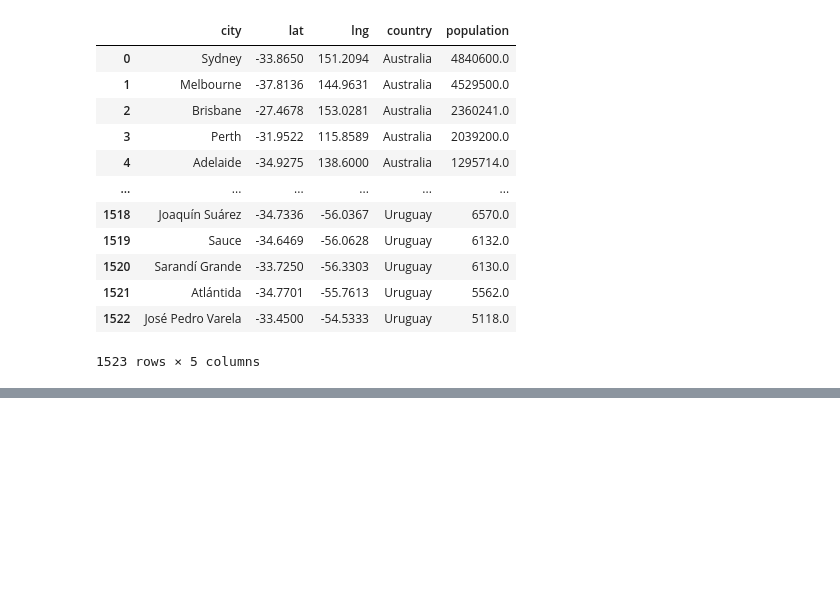
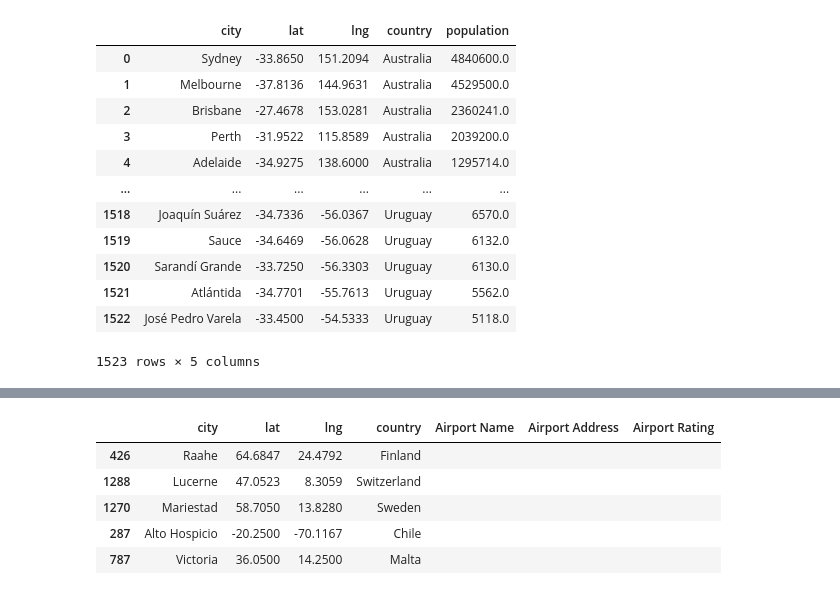
Before and after one commit to zwcrowley/Project_2_ETL_KPflugi_ZCrowley, a Jupyter notebook: zack_api_etl_proj2.ipynb, the cells around one changed output, grey strips where cells are left out. Cells and saved outputs as stored; diff of their text form; code cells hidden in the pictures; blank space fills up the shorter version.

Commit message:
practice API call complete

```diff
--- a/zack_api_etl_proj2.ipynb
+++ b/zack_api_etl_proj2.ipynb
@@ -147,0 +160,17 @@ top_cities_data_df
+# %%
+# To practice API call only use 5 cities from the tourist_data_df:
+# pract_tourist_data_df = tourist_data_df.sample(n = 5)
+# pract_tourist_data_df
+
+# Add the cols that we want to get from the API call:
+pract_tourist_data_df["Airport Name"] = ""
+pract_tourist_data_df["Airport Address"] = ""
+pract_tourist_data_df["Airport Rating"] = ""
+pract_tourist_data_df
+# %% [output]
+|  | city | lat | lng | country | Airport Name | Airport Address | Airport Rating |
+| 426 | Raahe | 64.6847 | 24.4792 | Finland |  |  |  |
+| 1288 | Lucerne | 47.0523 | 8.3059 | Switzerland |  |  |  |
+| 1270 | Mariestad | 58.7050 | 13.8280 | Sweden |  |  |  |
+| 287 | Alto Hospicio | -20.2500 | -70.1167 | Chile |  |  |  |
+| 787 | Victoria | 36.0500 | 14.2500 | Malta |  |  |  |
```
Also changed, not shown: parts of 7 cells of this notebook, 2 other files.
